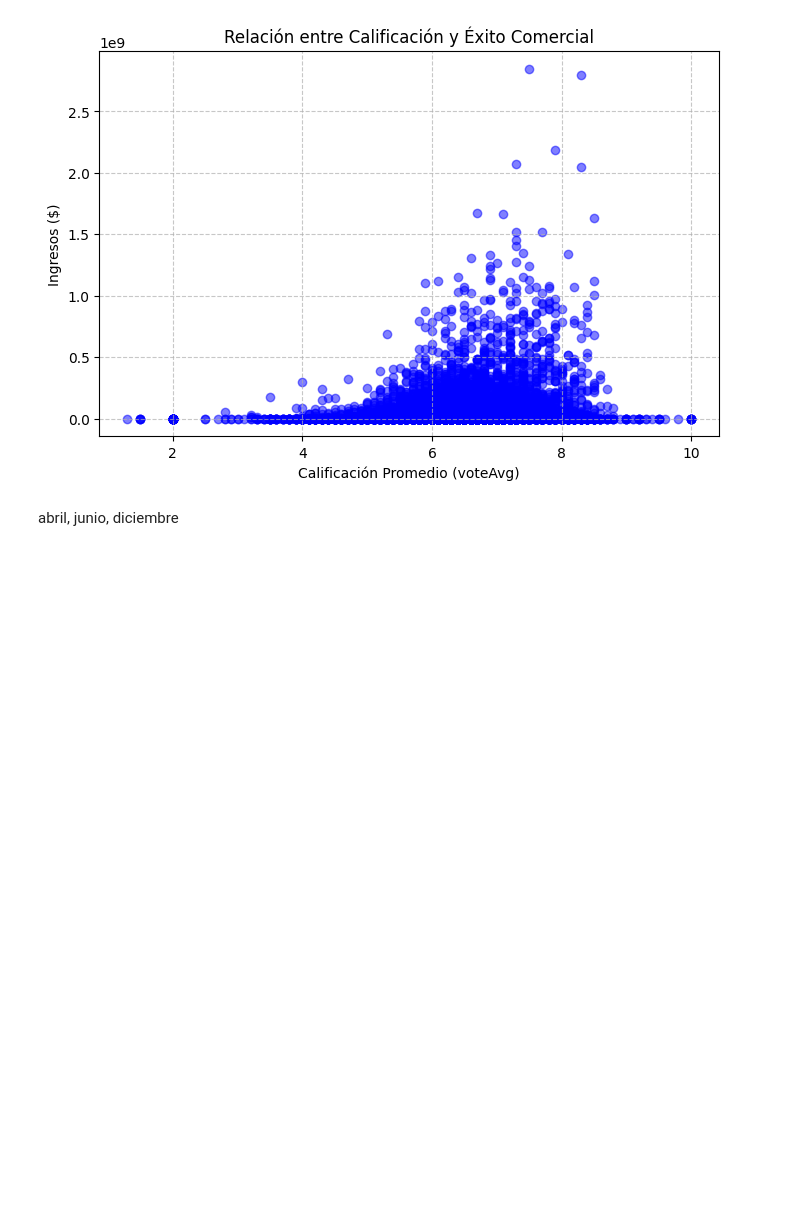
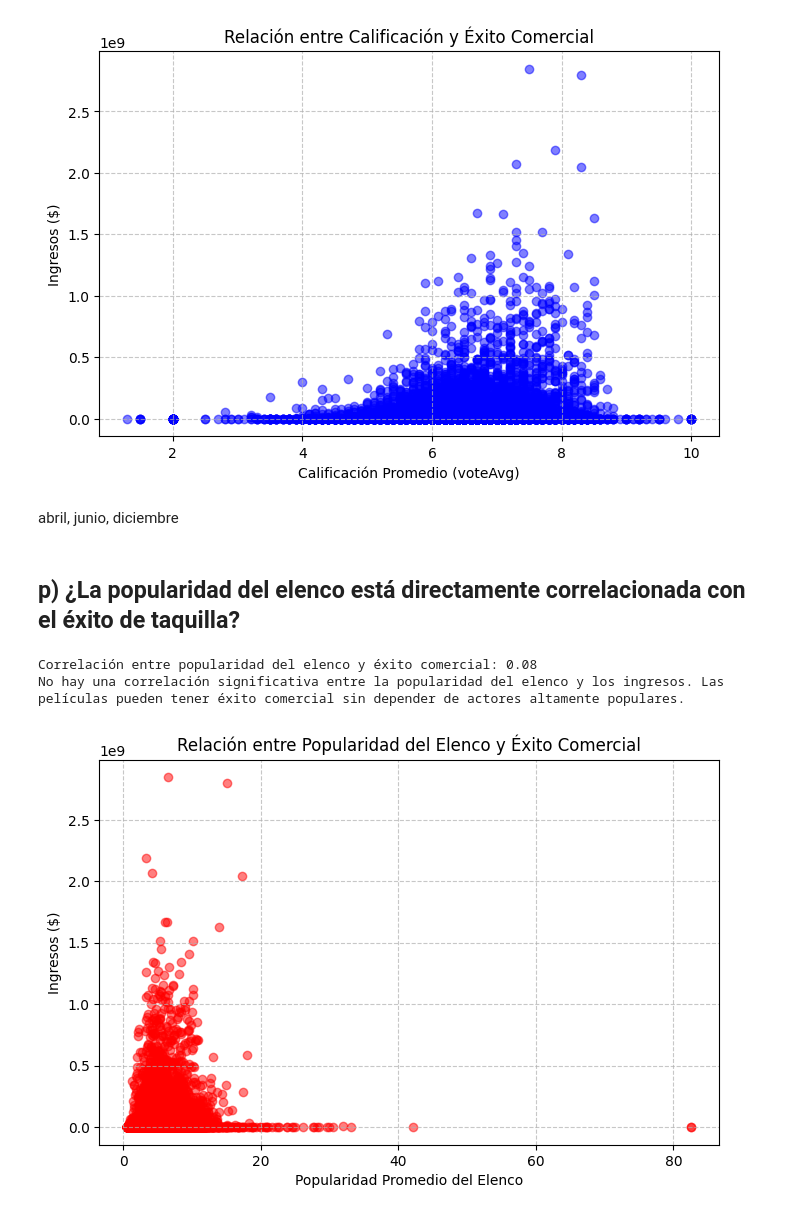
Before and after one commit to josuemj/CineVision-Studios, a Jupyter notebook: analisis_exploratorio.ipynb, the cells around one changed output. Saved outputs shown, nothing was run; the diff lists cells and outputs as text; code cells hidden in the pictures; blank space fills up the shorter version.

```diff
--- a/analisis_exploratorio.ipynb
+++ b/analisis_exploratorio.ipynb
@@ -575,3 +575,45 @@ mean_month.update_layout(
     yaxis_title="Cantidad de películas"  # Nombre personalizado para el eje Y
 )
 mean_month.show()
+# %% [markdown]
+## p) ¿La popularidad del elenco está directamente correlacionada con el éxito de taquilla?
+# %%
+movies_filtered = movies_data[['actorsPopularity', 'revenue']].dropna()
+
+# Convertir 'actorsPopularity' en valores numéricos tomando el promedio de cada lista separada por '|'
+def avg_popularity(value):
+    try:
+        numbers = [float(x) for x in str(value).split('|')]
+        return np.mean(numbers) if numbers else np.nan
+    except:
+        return np.nan
+
+movies_data['actorsPopularity_avg'] = movies_data['actorsPopularity'].apply(avg_popularity)
+
+movies_filtered = movies_data[['actorsPopularity_avg', 'revenue']].dropna()
+
+correlation = movies_filtered.corr().loc['actorsPopularity_avg', 'revenue']
+
+if correlation > 0.7:
+    interpretation = "Existe una correlación fuerte entre la popularidad del elenco y los ingresos, lo que indica que las películas con actores más populares tienden a recaudar más dinero."
+elif correlation > 0.4:
+    interpretation = "Existe una correlación moderada entre la popularidad del elenco y los ingresos, lo que sugiere que los actores populares pueden influir en el éxito de taquilla, pero no es el único factor."
+elif correlation > 0.1:
+    interpretation = "Existe una correlación débil entre la popularidad del elenco y los ingresos. Aunque los actores populares pueden ayudar, otros factores tienen un impacto mayor en el éxito comercial."
+else:
+    interpretation = "No hay una correlación significativa entre la popularidad del elenco y los ingresos. Las películas pueden tener éxito comercial sin depender de actores altamente populares."
+
+print(f"Correlación entre popularidad del elenco y éxito comercial: {correlation:.2f}")
+print(interpretation)
+
+plt.figure(figsize=(8,5))
+plt.scatter(movies_filtered['actorsPopularity_avg'], movies_filtered['revenue'], alpha=0.5, color='red')
+plt.xlabel('Popularidad Promedio del Elenco')
+plt.ylabel('Ingresos ($)')
+plt.title('Relación entre Popularidad del Elenco y Éxito Comercial')
+plt.grid(True, linestyle='--', alpha=0.7)
+plt.show()
+# %% [output]
+Correlación entre popularidad del elenco y éxito comercial: 0.08
+No hay una correlación significativa entre la popularidad del elenco y los ingresos. Las películas pueden tener éxito comercial sin depender de actores altamente populares.
+[figure, added]
```
